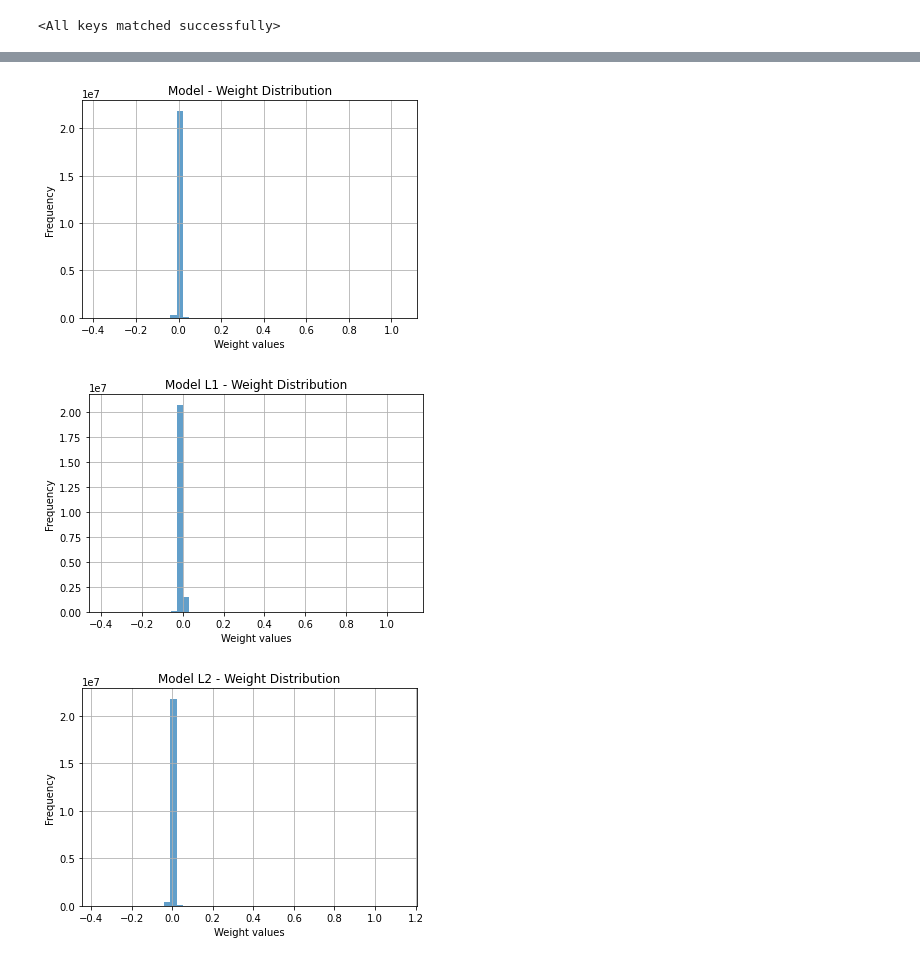
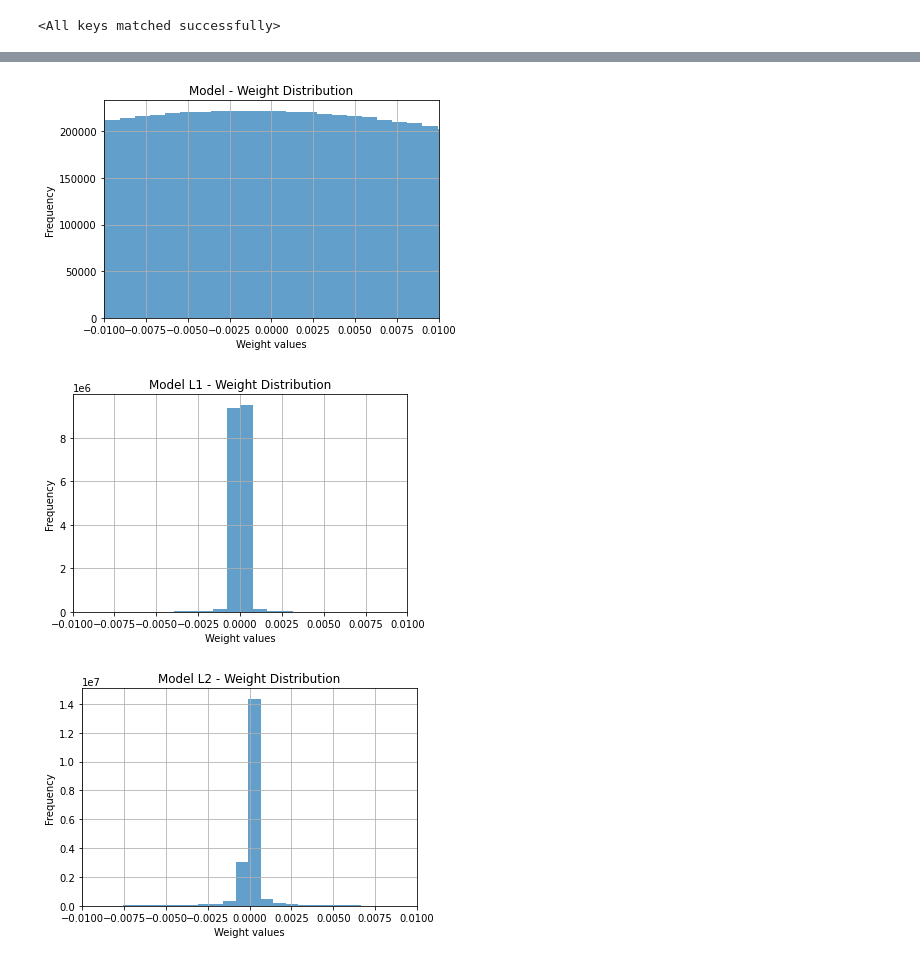
Before and after one commit to CarlosFontaneli/interpreting-neural-networks, a Jupyter notebook: StudiesAndTests/Experiments/analysing_models.ipynb, the cells around one changed output, grey strips where cells are left out. Drawn from its saved outputs; the diff is of its cells as text; code cells hidden in the pictures.

Commit message:
analysing new trained models

```diff
--- a/StudiesAndTests/Experiments/analysing_models.ipynb
+++ b/StudiesAndTests/Experiments/analysing_models.ipynb
@@ -37,8 +37,8 @@ model_regularized_l2.load_state_dict(torch.load(f"../Models/custom_cnn_vessel_re
 # %%
 def get_model_weights(model):
     weights = []
-    for name, param in model.named_parameters():
-        if 'weight' in name:  # Ensure we're only looking at weights, not biases
-            weights.append(param.detach().cpu().numpy())  # Convert to numpy array
+    for name, module in model.named_modules():
+        if isinstance(module, nn.Conv2d):
+            weights.append(module.weight.detach().cpu().numpy())
     return weights
 # %%
@@ -87,24 +92,25 @@ plt.show()
 # %%
 import matplotlib.pyplot as plt
 
 def plot_weight_histogram(weights, title):
     # Flatten all weight arrays and combine them into one list
     all_weights = np.hstack([w.flatten() for w in weights])
 
-    plt.hist(all_weights, bins=50, alpha=0.7)
+    plt.hist(all_weights, bins=1000, alpha=0.7)
+    plt.xlim((-0.01, 0.01))
     plt.title(title)
     plt.xlabel('Weight values')
     plt.ylabel('Frequency')
     plt.grid(True)
     plt.show()
 
 plot_weight_histogram(weights_model, "Model - Weight Distribution")
 plot_weight_histogram(weights_model_l1, "Model L1 - Weight Distribution")
 plot_weight_histogram(weights_model_l2, "Model L2 - Weight Distribution")
 # %% [output]
-[figure, old version]
+[figure, new version]
-[figure, old version]
+[figure, new version]
-[figure, old version]
+[figure, new version]
 # %%
 def plot_weight_scatter(weights, title):
     fig, ax = plt.subplots()
```
Also changed, not shown: parts of 3 cells of this notebook, 1 other file.
